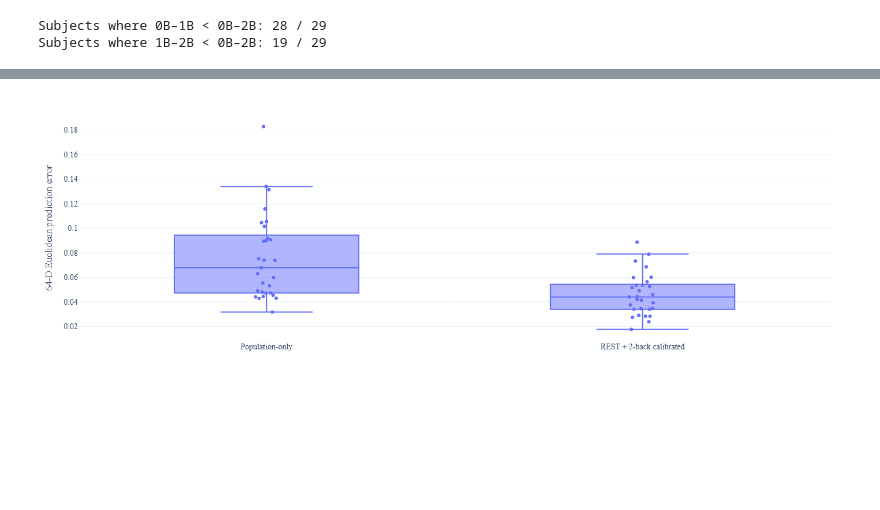
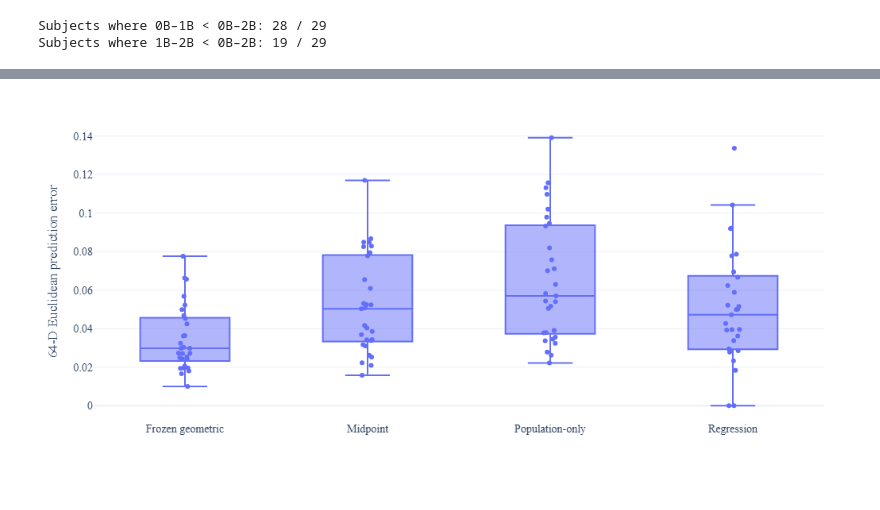
Before and after one commit to VigneshJai-Debug/fignn_cni__project, a Jupyter notebook: notebooks/FIGNN_Final_Demo.ipynb, the cells around one changed output, grey strips where cells are left out. Drawn from its saved outputs; the diff is of its cells as text; code cells hidden in the pictures; blank space fills up the shorter version.

```diff
--- a/notebooks/FIGNN_Final_Demo.ipynb
+++ b/notebooks/FIGNN_Final_Demo.ipynb
@@ -1524,99 +1554,56 @@ Calibration improved 23 of 29 unseen subjects.
 # %%
 # ============================================================
-# 16. BASELINE vs CALIBRATED ERROR — FINAL FIGURE
+# 16. STAGE 2 — FOUR-METHOD ERROR FIGURE
 # ============================================================
 
-comparison_long = pd.DataFrame({
-    "Subject": np.concatenate([
-        calibration_df["Subject"].values,
-        calibration_df["Subject"].values
-    ]),
+plot_df = calibration_df.copy()
 
-    "Method": (
-        ["Population-only"] * len(calibration_df)
-        +
-        ["REST + 2-back calibrated"] * len(calibration_df)
-    ),
+plot_df["Method"] = (
+    plot_df["method"]
+    .map(method_labels)
+)
 
-    "64-D Error": np.concatenate([
-        calibration_df[baseline_col].values,
-        calibration_df[calibrated_col].values
-    ])
-})
-
+plot_df["Method"] = pd.Categorical(
+    plot_df["Method"],
+    categories=[
+        method_labels[m]
+        for m in METHOD_ORDER
+    ],
+    ordered=True,
+)
 
 fig = px.box(
-    comparison_long,
+    plot_df,
     x="Method",
-    y="64-D Error",
-    points="all"
+    y="error_64D",
+    points="all",
 )
-
 
 fig.update_traces(
     jitter=0.18,
     pointpos=0,
-    marker=dict(
-        size=6
-    )
+    marker=dict(size=6),
 )
-
 
 fig.update_layout(
     template="plotly_white",
-
-    width=750,
+    width=850,
     height=500,
-
     margin=dict(
         l=70,
         r=30,
         t=35,
-        b=75
+        b=90,
     ),
-
     font=dict(
         family="Times New Roman",
-        size=14
+        size=14,
     ),
-
     title=None,
-
     xaxis_title=None,
-
-    yaxis_title=(
-        "64-D Euclidean prediction error"
-    )
+    yaxis_title="64-D Euclidean prediction error",
 )
 
-
 fig.show()
-
-
-try:
-
-    fig.write_image(
-        "fig_stage2_calibration_error.pdf",
-        width=750,
-        height=500,
-        scale=2
-    )
-
-    fig.write_image(
-        "fig_stage2_calibration_error.png",
-        width=1500,
-        height=1000,
-        scale=1
-    )
-
-    print(
-        "\nSaved Stage 2 figure."
-    )
-
-except Exception as e:
-
-    print(
-        f"\nExport failed: {e}"
-    )
 # %% [output]
-[figure, old version]
+[figure, new version]
```
Also changed, not shown: parts of 16 cells of this notebook, 7 other files.
